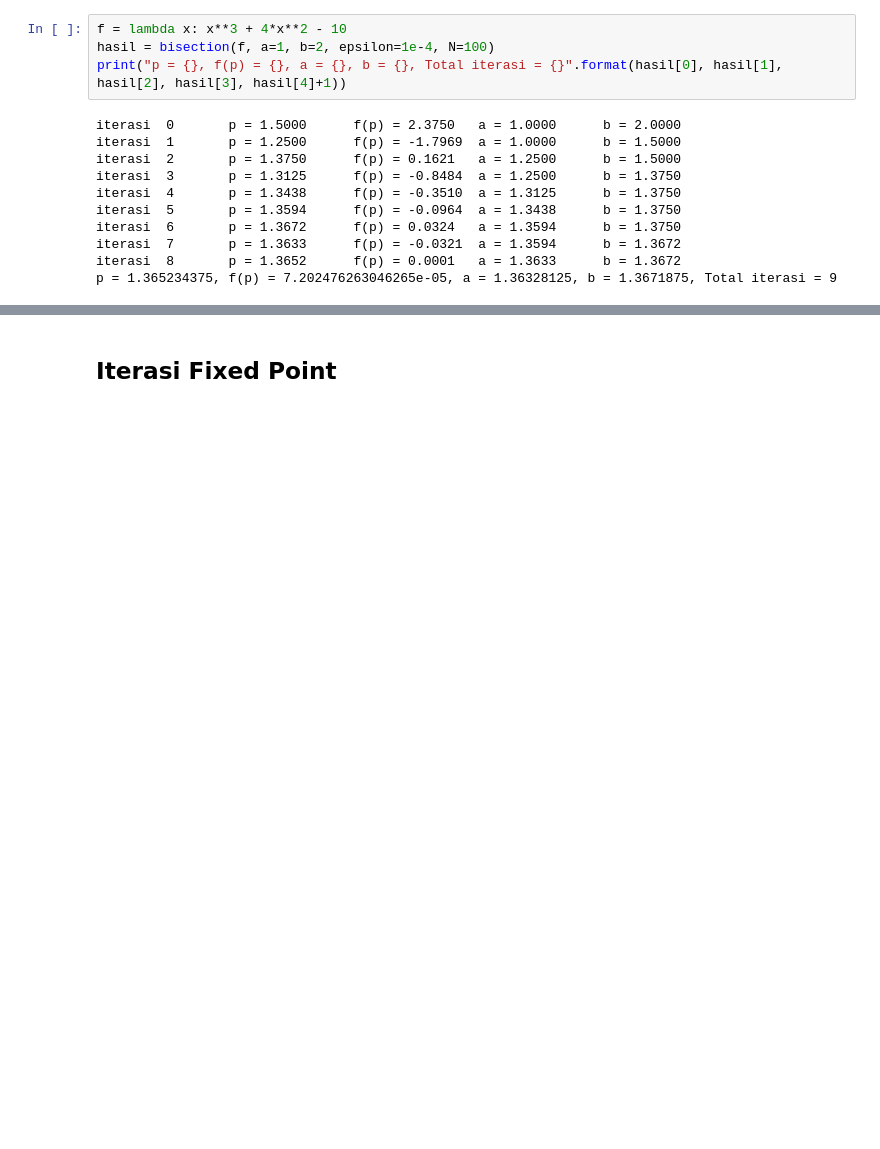
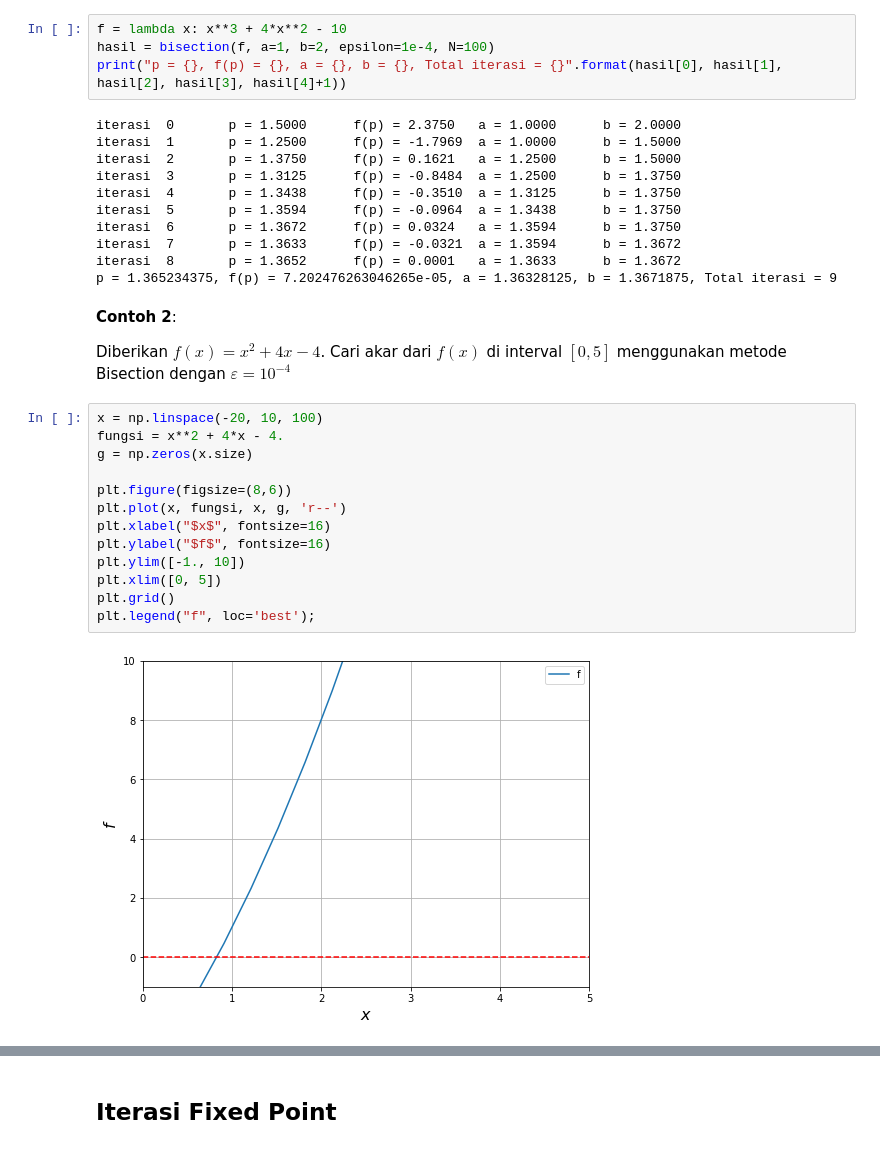
Before and after one commit to liebenlito/Metode-Numerik, a Jupyter notebook: Mencari Akar Persamaan.ipynb, the cells around one changed output, grey strips where cells are left out. Cells and saved outputs as stored; diff of their text form; blank space fills up the shorter version.

```diff
--- a/Mencari Akar Persamaan.ipynb
+++ b/Mencari Akar Persamaan.ipynb
@@ -83,3 +83,22 @@ iterasi  6       p = 1.3672      f(p) = 0.0324   a = 1.3594      b = 1.3750
 iterasi  7       p = 1.3633      f(p) = -0.0321  a = 1.3594      b = 1.3672
 iterasi  8       p = 1.3652      f(p) = 0.0001   a = 1.3633      b = 1.3672
 p = 1.365234375, f(p) = 7.202476263046265e-05, a = 1.36328125, b = 1.3671875, Total iterasi = 9
+# %% [markdown]
+__Contoh 2__:
+
+Diberikan $f(x) = x^2 + 4x - 4$. Cari akar dari $f(x)$ di interval $[0,5]$ menggunakan metode Bisection dengan $\varepsilon = 10^{-4}$
+# %%
+x = np.linspace(-20, 10, 100)
+fungsi = x**2 + 4*x - 4.
+g = np.zeros(x.size)
+
+plt.figure(figsize=(8,6))
+plt.plot(x, fungsi, x, g, 'r--')
+plt.xlabel("$x$", fontsize=16)
+plt.ylabel("$f$", fontsize=16)
+plt.ylim([-1., 10])
+plt.xlim([0, 5])
+plt.grid()
+plt.legend("f", loc='best');
+# %% [output]
+[figure, added]
```
Also changed, not shown: parts of 1 cell of this notebook.
